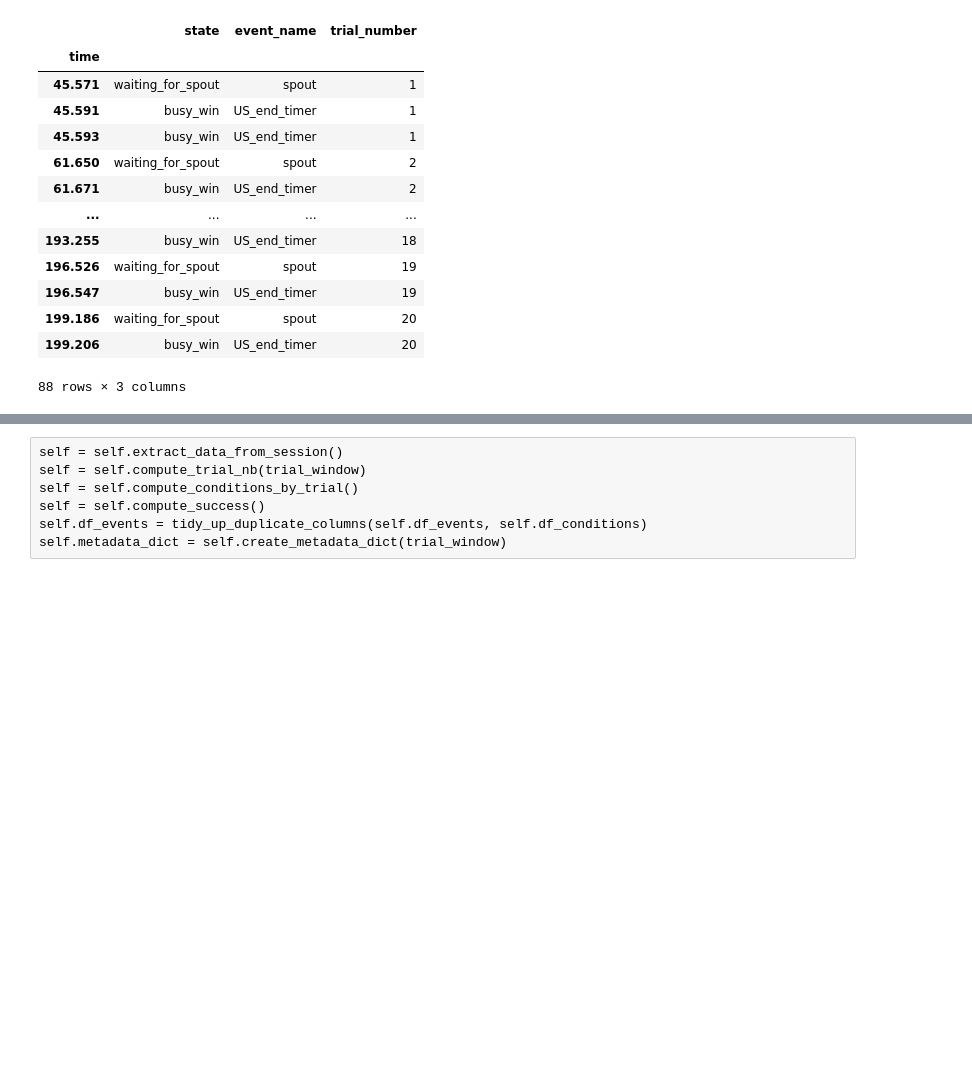
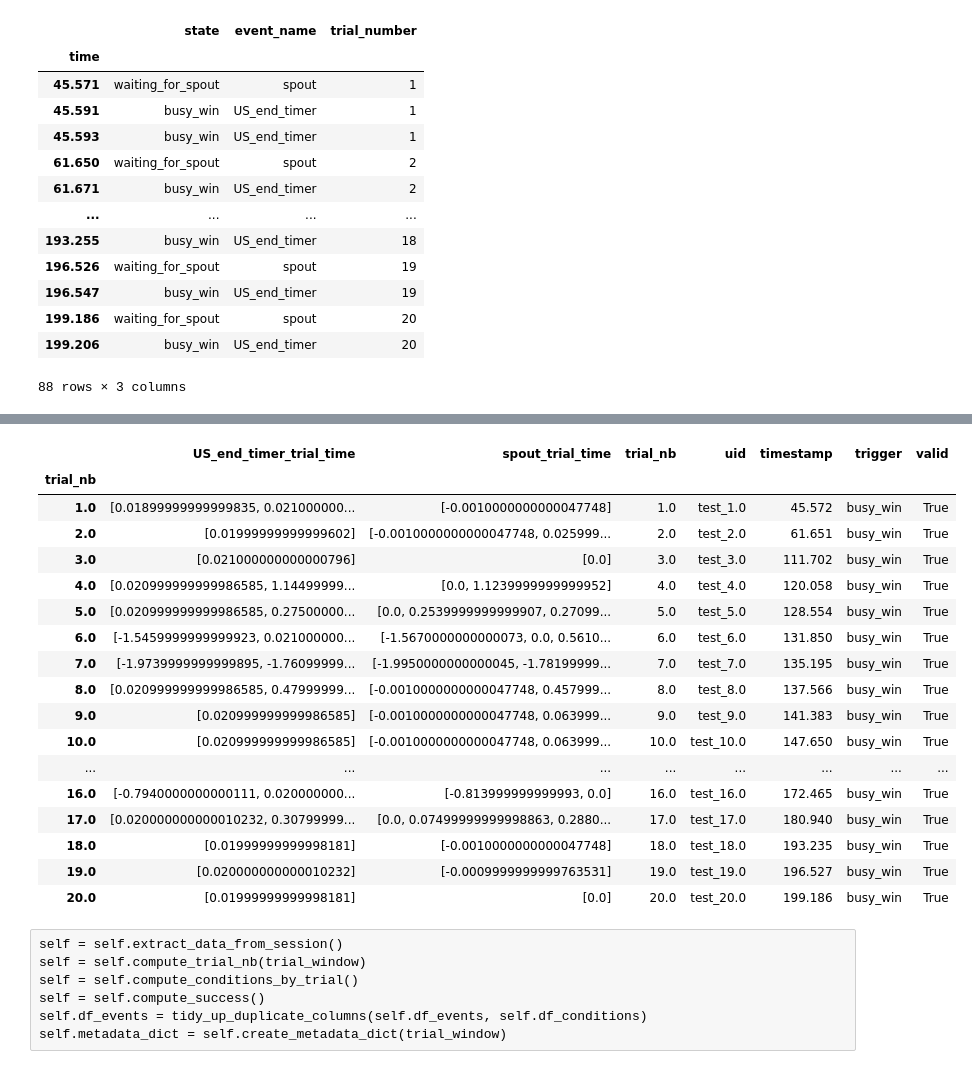
Before and after one commit to juliencarponcy/trialexp, a Jupyter notebook: notebooks/noncanonical/single_session_analsysis/Convert dataset.ipynb, the cells around one changed output, grey strips where cells are left out. Cells and saved outputs as stored; diff of their text form; code cells hidden in the pictures; blank space fills up the shorter version.

```diff
--- a/notebooks/noncanonical/single_session_analsysis/Convert dataset.ipynb
+++ b/notebooks/noncanonical/single_session_analsysis/Convert dataset.ipynb
@@ -75,3 +143,53 @@ sns.jointplot(x='trial_time', y='trial_nb', marker='|',data=df2plot)
+# %%
+
+# group events according to trial number and event name
+df_events_trials = df_events.groupby(['trial_nb', 'event_name']).agg(list)
+df_events_trials = df_events_trials.loc[:, ['trial_time']]
+df_events_trials = df_events_trials.unstack('event_name') #convert the event names to columns
+
+df_events_trials.columns = df_events_trials.columns.droplevel() # dropping the multiindex of the columns
+
+if 'state_change' in df_events_trials.columns:
+    df_events_trials = df_events_trials.drop(columns=['state_change'])
+
+# remove the column for compatibility
+df_events_trials.columns = [col+'_trial_time' for col in df_events_trials.columns]
+
+# add uuid
+df_events_trials['trial_nb'] = df_events_trials.index.values
+df_events_trials['uid'] = df_events_trials['trial_nb'].apply(lambda x: f'test_{x}')
+
+# fill the new_df with timestamps of trigger and trigger types
+df_events_trials['timestamp'] = trigger_time.values
+df_events_trials['trigger'] = triggers[0]
+
+# validate trials in function of the time difference between trials (must be > at length of trial_window)
+df_events_trials['valid'] = df_events_trials['timestamp'].diff() > trial_window[0]
+
+# validate first trial except if too early in the session
+if df_events_trials['timestamp'].iloc[0] > abs(trial_window[0]):
+   df_events_trials.loc[1, 'valid'] = True
+
+df_events_trials
+# %% [output]
+|  | US_end_timer_trial_time | spout_trial_time | trial_nb | uid | timestamp | trigger | valid |
+| trial_nb |  |  |  |  |  |  |  |
+| 1.0 | [0.01899999999999835, 0.021000000... | [-0.0010000000000047748] | 1.0 | test_1.0 | 45.572 | busy_win | True |
+| 2.0 | [0.01999999999999602] | [-0.0010000000000047748, 0.025999... | 2.0 | test_2.0 | 61.651 | busy_win | True |
+| 3.0 | [0.021000000000000796] | [0.0] | 3.0 | test_3.0 | 111.702 | busy_win | True |
+| 4.0 | [0.020999999999986585, 1.14499999... | [0.0, 1.1239999999999952] | 4.0 | test_4.0 | 120.058 | busy_win | True |
+| 5.0 | [0.020999999999986585, 0.27500000... | [0.0, 0.2539999999999907, 0.27099... | 5.0 | test_5.0 | 128.554 | busy_win | True |
+| 6.0 | [-1.5459999999999923, 0.021000000... | [-1.5670000000000073, 0.0, 0.5610... | 6.0 | test_6.0 | 131.850 | busy_win | True |
+| 7.0 | [-1.9739999999999895, -1.76099999... | [-1.9950000000000045, -1.78199999... | 7.0 | test_7.0 | 135.195 | busy_win | True |
+| 8.0 | [0.020999999999986585, 0.47999999... | [-0.0010000000000047748, 0.457999... | 8.0 | test_8.0 | 137.566 | busy_win | True |
+| 9.0 | [0.020999999999986585] | [-0.0010000000000047748, 0.063999... | 9.0 | test_9.0 | 141.383 | busy_win | True |
+| 10.0 | [0.020999999999986585] | [-0.0010000000000047748, 0.063999... | 10.0 | test_10.0 | 147.650 | busy_win | True |
+| ... | ... | ... | ... | ... | ... | ... | ... |
+| 16.0 | [-0.7940000000000111, 0.020000000... | [-0.813999999999993, 0.0] | 16.0 | test_16.0 | 172.465 | busy_win | True |
+| 17.0 | [0.020000000000010232, 0.30799999... | [0.0, 0.07499999999998863, 0.2880... | 17.0 | test_17.0 | 180.940 | busy_win | True |
+| 18.0 | [0.01999999999998181] | [-0.0010000000000047748] | 18.0 | test_18.0 | 193.235 | busy_win | True |
+| 19.0 | [0.020000000000010232] | [-0.0009999999999763531] | 19.0 | test_19.0 | 196.527 | busy_win | True |
+| 20.0 | [0.01999999999998181] | [0.0] | 20.0 | test_20.0 | 199.186 | busy_win | True |
 # %% [raw]
 self = self.extract_data_from_session()
 self = self.compute_trial_nb(trial_window)
```
Also changed, not shown: parts of 9 cells of this notebook, 2 other files.
